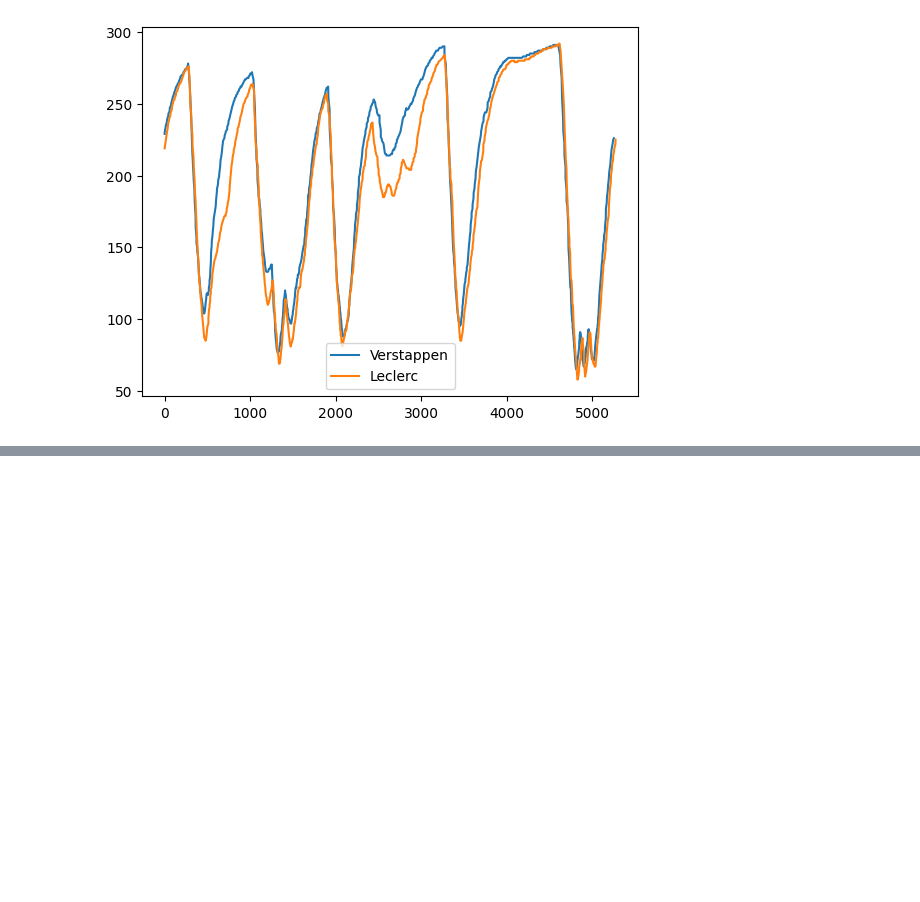
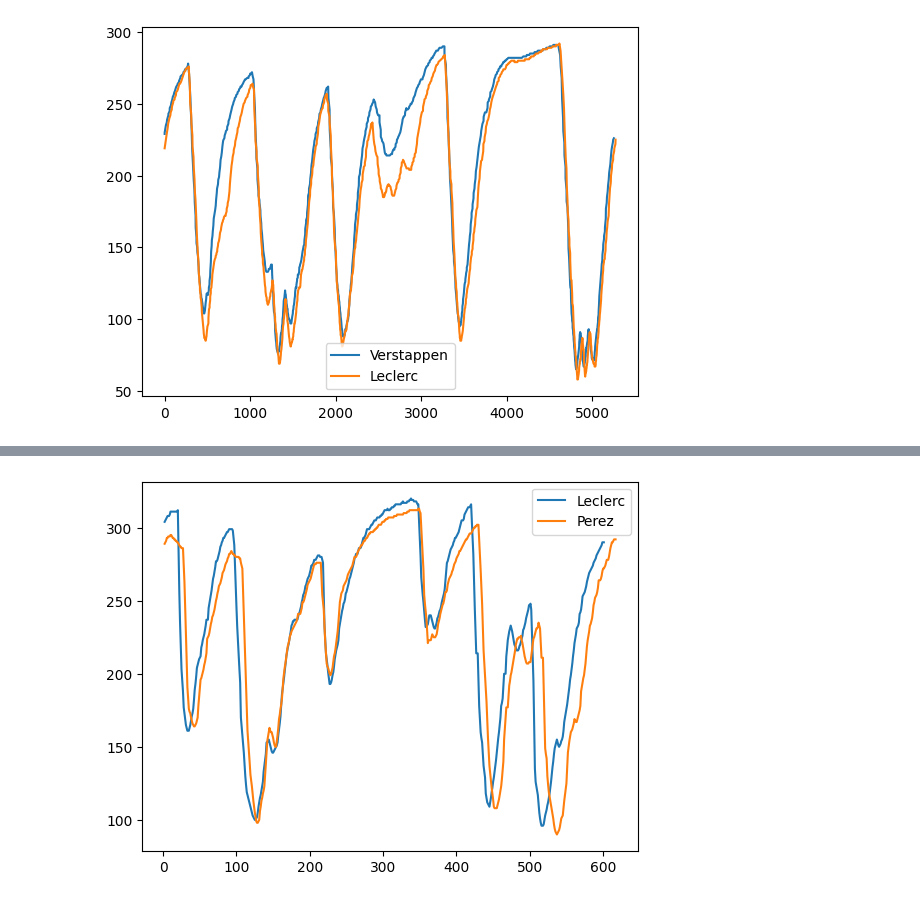
Before and after one commit to SohamDesai1/F1-data-analysis, a Jupyter notebook: f1_data_2022.ipynb, the cells around one changed output, grey strips where cells are left out. Saved outputs shown, nothing was run; the diff lists cells and outputs as text; code cells hidden in the pictures; blank space fills up the shorter version.

```diff
--- a/f1_data_2022.ipynb
+++ b/f1_data_2022.ipynb
@@ -80,0 +138,14 @@ plt.show()
+# %%
+laps_per = race2.laps.pick_driver('PER').pick_fastest().get_telemetry()
+speed_perez = laps_per['Speed']
+
+laps_per = race2.laps.pick_driver('LEC').pick_fastest().get_telemetry()
+speed_lec = laps_per['Speed']
+
+# plot
+plt.plot(speed_lec, label='Leclerc')
+plt.plot(speed_perez, label='Perez')
+plt.legend()
+plt.show()
+# %% [output]
+[figure, added]
```
Also changed, not shown: parts of 3 cells of this notebook.
